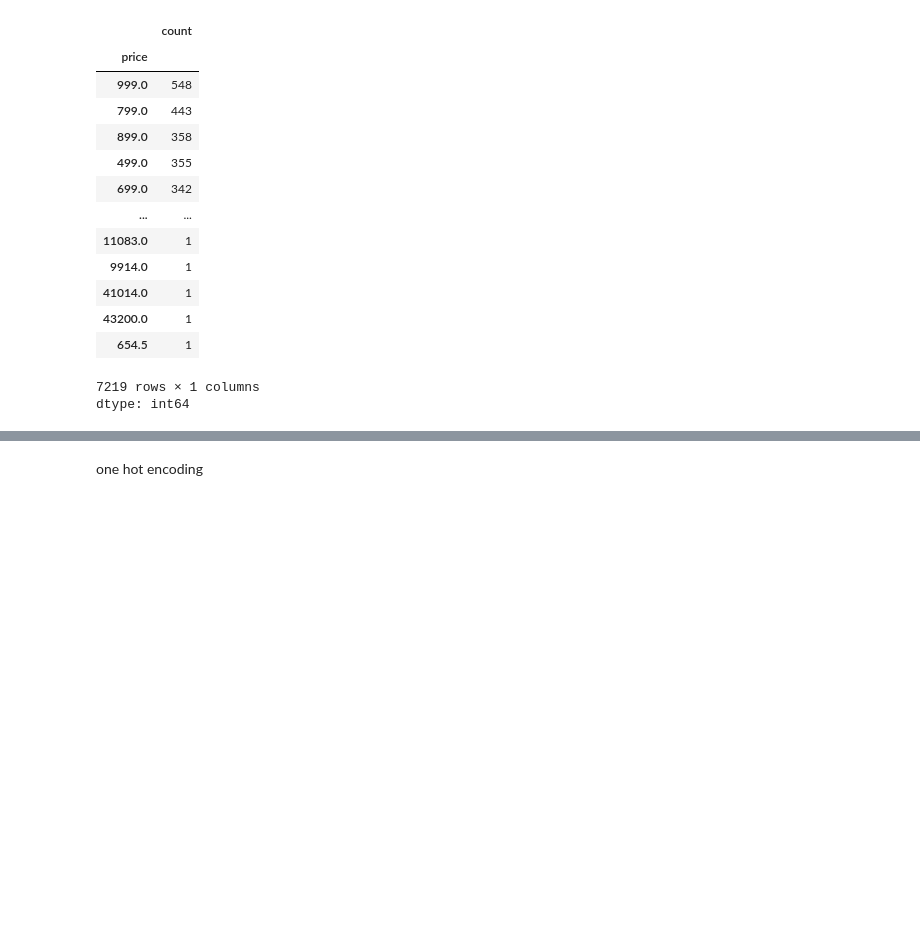
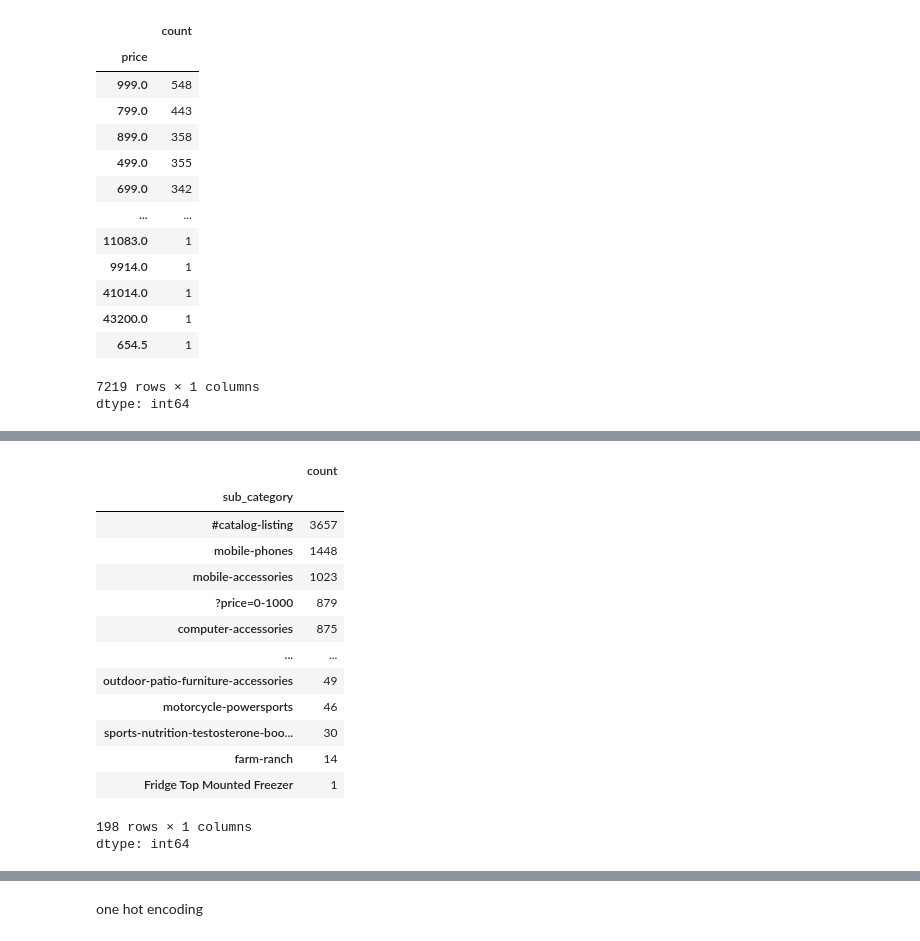
Before and after one commit to joakimTI/JUMIA-PRODUCTS-RECOMMENDATION-AND-PRODUCT-REVIEW-SYSTEM, a Jupyter notebook: Jumia_Product_Recommendation_and_Sentiment_Analysis_System.ipynb, the cells around one changed output, grey strips where cells are left out. Saved outputs shown, nothing was run; the diff lists cells and outputs as text; code cells hidden in the pictures; blank space fills up the shorter version.

```diff
--- a/Jumia_Product_Recommendation_and_Sentiment_Analysis_System.ipynb
+++ b/Jumia_Product_Recommendation_and_Sentiment_Analysis_System.ipynb
@@ -258,3 +258,21 @@ Data columns (total 22 columns):
  21  sub_category           60101 non-null  object
 dtypes: float64(5), object(17)
 memory usage: 10.1+ MB
+# %%
+data['sub_category'].value_counts()
+# %% [output]
+|  | count |
+| sub_category |  |
+| #catalog-listing | 3657 |
+| mobile-phones | 1448 |
+| mobile-accessories | 1023 |
+| ?price=0-1000 | 879 |
+| computer-accessories | 875 |
+| ... | ... |
+| outdoor-patio-furniture-accessories | 49 |
+| motorcycle-powersports | 46 |
+| sports-nutrition-testosterone-boo... | 30 |
+| farm-ranch | 14 |
+| Fridge Top Mounted Freezer | 1 |
+198 rows × 1 columns
+dtype: int64
```
Also changed, not shown: parts of 13 cells of this notebook.
